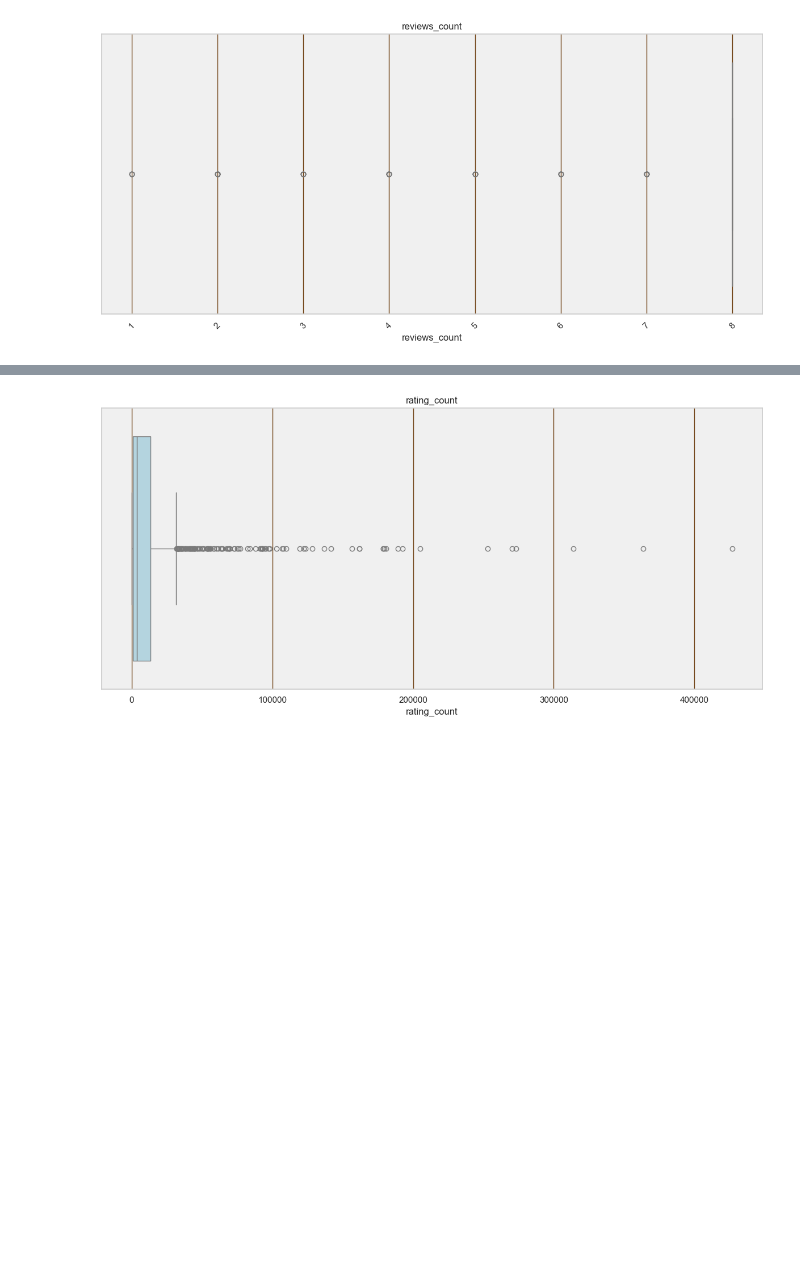
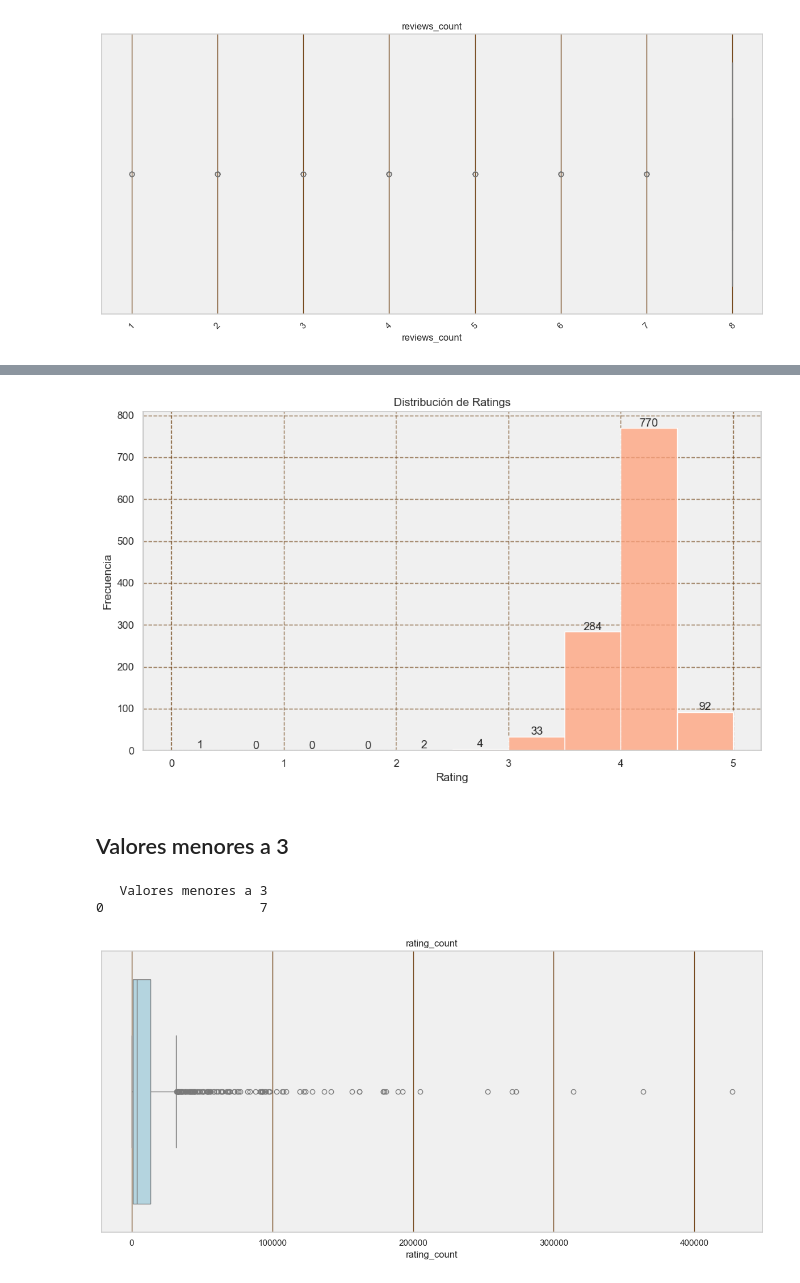
Before and after one commit to osirisberbesia/4DataLab, a Jupyter notebook: exploratorio_datalab.ipynb, the cells around one changed output, grey strips where cells are left out. Saved outputs shown, nothing was run; the diff lists cells and outputs as text; code cells hidden in the pictures; blank space fills up the shorter version.

```diff
--- a/exploratorio_datalab.ipynb
+++ b/exploratorio_datalab.ipynb
@@ -188 +230,44 @@ display(df_review)
+# %%
+df_review['rating'] = df_review['rating'].astype(str)
+
+# Reemplazar las comas por puntos y convertir a numérico (float)
+df_review['rating'] = pd.to_numeric(df_review['rating'].str.replace(',', '.', regex=False), errors='coerce')
+
+# Crear el histograma
+plt.figure(figsize=(10, 6))
+hist_plot = sns.histplot(df_review['rating'], bins=10, kde=False, color='#FFA07A')  # Color anaranjado claro
+
+# Añadir etiquetas de datos encima de las barras
+for p in hist_plot.patches:
+    height = p.get_height()
+    hist_plot.annotate(f'{int(height)}',
+                       (p.get_x() + p.get_width() / 2., height),
+                       ha='center', va='center',
+                       xytext=(0, 5), textcoords='offset points', fontsize=12)
+
+# Configuraciones del gráfico
+plt.title('Distribución de Ratings')
+plt.xlabel('Rating')
+plt.ylabel('Frecuencia')
+plt.grid(True, linestyle='--', alpha=0.7)  # Estilo de rejilla
+plt.tight_layout()
+
+# Mostrar el histograma
+plt.show()
+# %% [output]
+[figure, added]
+# %% [markdown]
+## Valores menores a 3
+# %%
+count_less_than_3 = df_review[df_review['rating'] < 3].shape[0]
+
+result_df = pd.DataFrame({
+    'Valores menores a 3': [count_less_than_3]
+})
+
+
+print(result_df)
+# %% [output]
+   Valores menores a 3
+0                    7
 # %%
```
Also changed, not shown: parts of 29 cells of this notebook, 5 other files.
